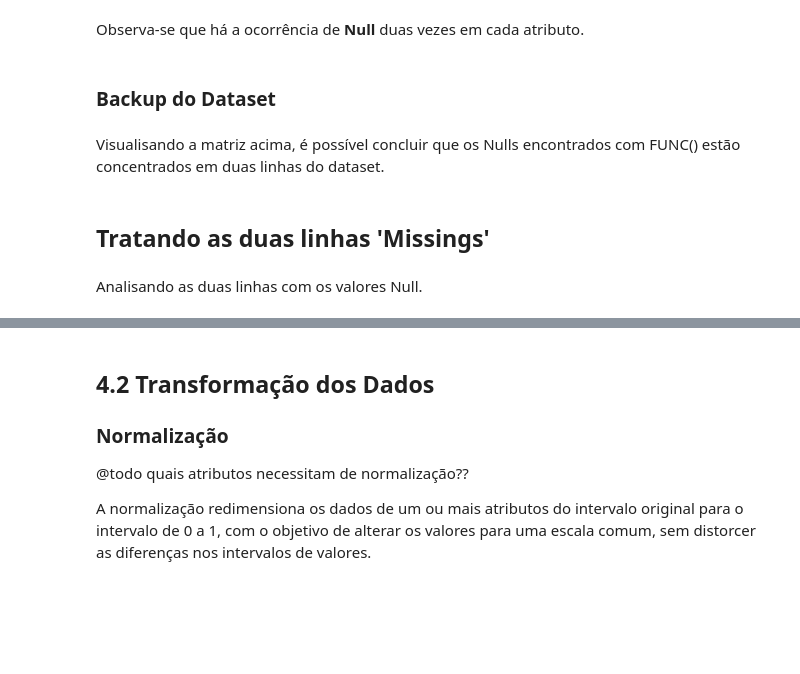
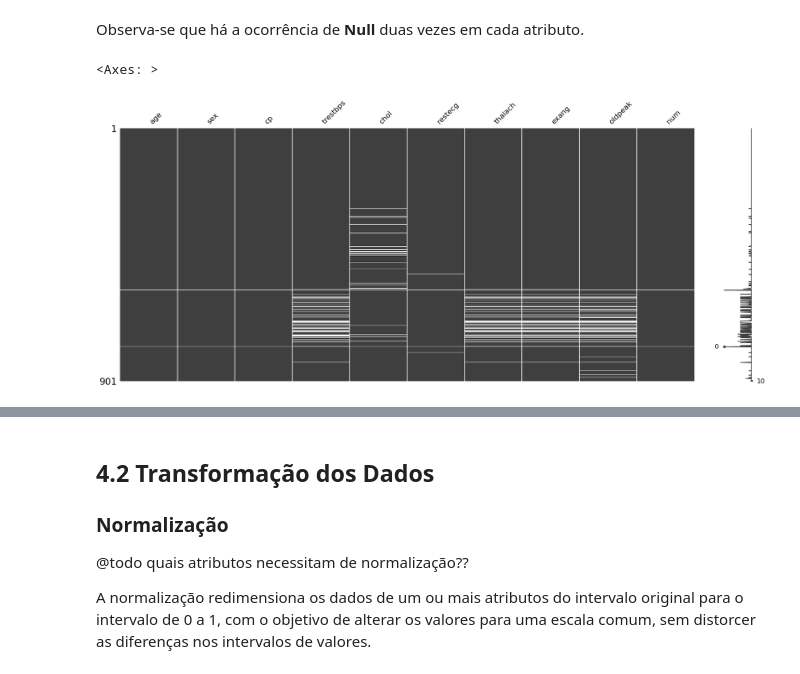
Before and after one commit to chicofreitas/puc-rio-mvp-heart-disease, a Jupyter notebook: colab/heart_diseases.ipynb, the cells around one changed output, grey strips where cells are left out. Saved outputs shown, nothing was run; the diff lists cells and outputs as text; code cells hidden in the pictures; blank space fills up the shorter version.

```diff
--- a/colab/heart_diseases.ipynb
+++ b/colab/heart_diseases.ipynb
@@ -828,0 +825,4 @@ df_feats.isnull().sum()
+# %%
+df_10_feats = df_feats.loc[ : , ['age', 'sex', 'cp', 'trestbps', 'chol', 'restecg', 'thalach', 'exang', 'oldpeak', 'num']]
+
+df_10_feats.head()
@@ -829,4 +836,4 @@ df_feats.isnull().sum()
+# %%
+df_10_feats.replace(-9.0, np.nan, inplace=True)
 # %% [markdown]
 Observa-se que há a ocorrência de **Null** duas vezes em cada atributo.
-# %% [markdown]
-### Backup do Dataset
@@ -840,6 +839,0 @@ ms.matrix(atributos)
-# %% [markdown]
-Visualisando a matriz acima, é possível concluir que os Nulls encontrados com FUNC() estão concentrados em duas linhas do dataset.
-# %% [markdown]
-## Tratando as duas linhas 'Missings'
-# %% [markdown]
-Analisando as duas linhas com os valores Null.
@@ -853,0 +840,5 @@ ms.matrix(atributosSemMissings)
+# %%
+ms.matrix(df_10_feats)
+# %% [output]
+<Axes: >
+[figure, added]
```
Also changed, not shown: parts of 14 cells of this notebook.
